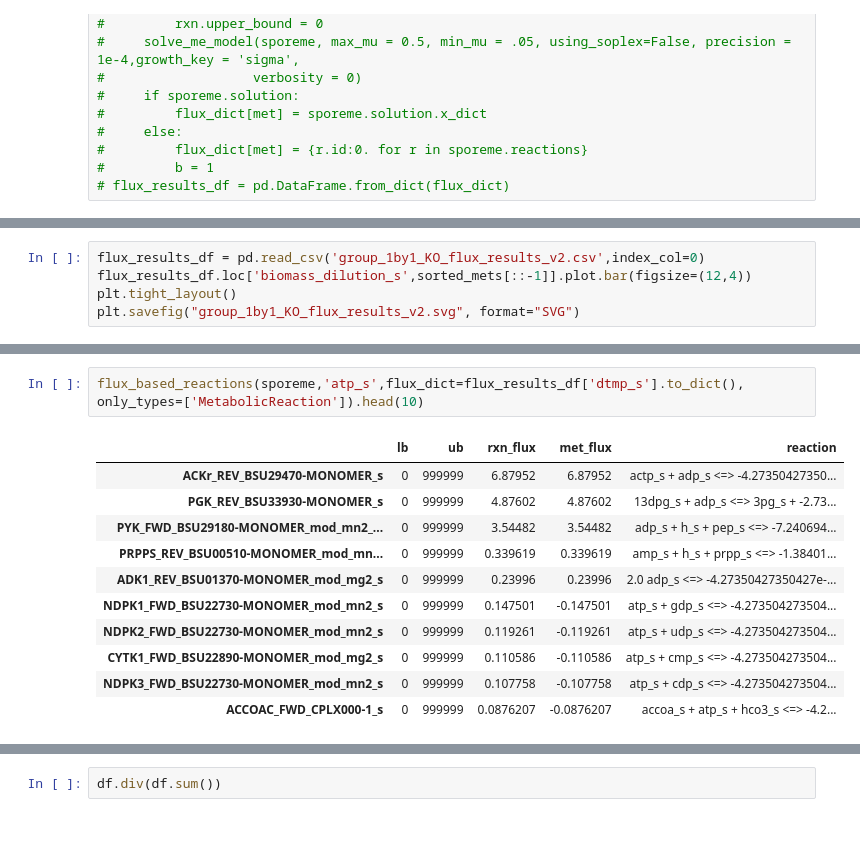
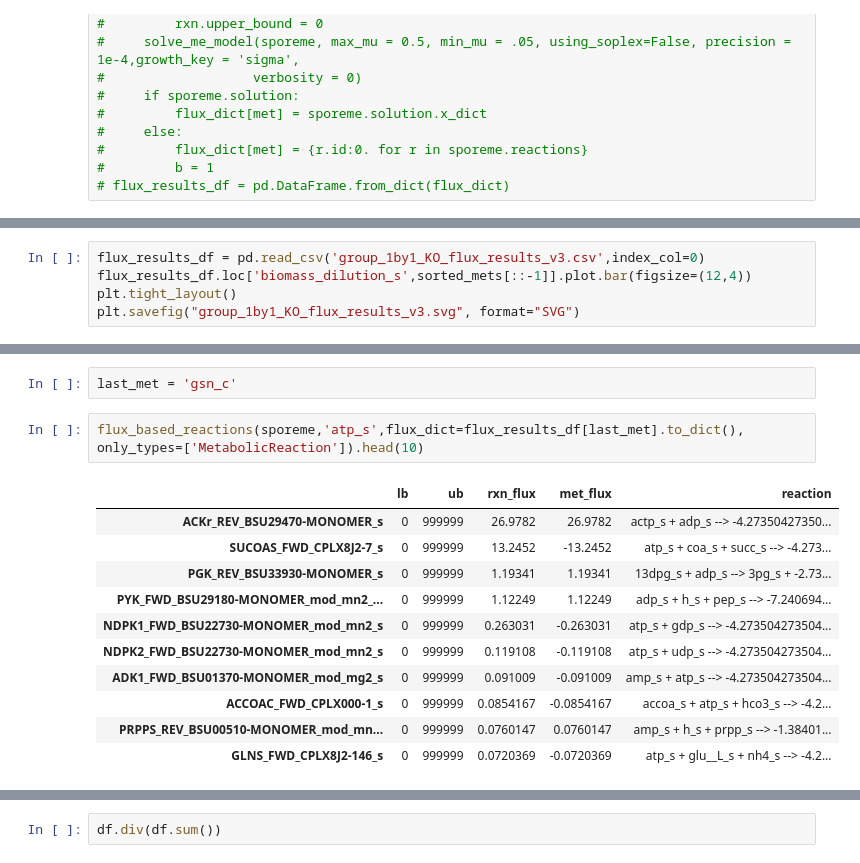
Before and after one commit to jdtibochab/bacillusme, a Jupyter notebook: bacillusme/analysis/spore/transporter_analysis.ipynb, the cells around one changed output, grey strips where cells are left out. Cells and saved outputs as stored; diff of their text form; blank space fills up the shorter version.

```diff
--- a/bacillusme/analysis/spore/transporter_analysis.ipynb
+++ b/bacillusme/analysis/spore/transporter_analysis.ipynb
@@ -463,8 +464,8 @@ flux_results_df.to_csv('group_1by1_KO_flux_results_v2.csv')
 # %% [output]
 Chosen change function: group_knockout      Sequential = True
 # %%
-flux_results_df = pd.read_csv('group_1by1_KO_flux_results_v2.csv',index_col=0)
+flux_results_df = pd.read_csv('group_1by1_KO_flux_results_v3.csv',index_col=0)
 flux_results_df.loc['biomass_dilution_s',sorted_mets[::-1]].plot.bar(figsize=(12,4))
 plt.tight_layout()
-plt.savefig("group_1by1_KO_flux_results_v2.svg", format="SVG")
+plt.savefig("group_1by1_KO_flux_results_v3.svg", format="SVG")
 # %% [output]
@@ -472,16 +473,18 @@ plt.savefig("group_1by1_KO_flux_results_v2.svg", format="SVG")
+# %%
+last_met = 'gsn_c'
 # %%
-flux_based_reactions(sporeme,'atp_s',flux_dict=flux_results_df['dtmp_s'].to_dict(), only_types=['MetabolicReaction']).head(10)
+flux_based_reactions(sporeme,'atp_s',flux_dict=flux_results_df[last_met].to_dict(), only_types=['MetabolicReaction']).head(10)
 # %% [output]
 |  | lb | ub | rxn_flux | met_flux | reaction |
-| ACKr_REV_BSU29470-MONOMER_s | 0 | 999999 | 6.87952 | 6.87952 | actp_s + adp_s <=> -4.27350427350... |
-| PGK_REV_BSU33930-MONOMER_s | 0 | 999999 | 4.87602 | 4.87602 | 13dpg_s + adp_s <=> 3pg_s + -2.73... |
-| PYK_FWD_BSU29180-MONOMER_mod_mn2_... | 0 | 999999 | 3.54482 | 3.54482 | adp_s + h_s + pep_s <=> -7.240694... |
-| PRPPS_REV_BSU00510-MONOMER_mod_mn... | 0 | 999999 | 0.339619 | 0.339619 | amp_s + h_s + prpp_s <=> -1.38401... |
-| ADK1_REV_BSU01370-MONOMER_mod_mg2_s | 0 | 999999 | 0.23996 | 0.23996 | 2.0 adp_s <=> -4.27350427350427e-... |
-| NDPK1_FWD_BSU22730-MONOMER_mod_mn2_s | 0 | 999999 | 0.147501 | -0.147501 | atp_s + gdp_s <=> -4.273504273504... |
-| NDPK2_FWD_BSU22730-MONOMER_mod_mn2_s | 0 | 999999 | 0.119261 | -0.119261 | atp_s + udp_s <=> -4.273504273504... |
-| CYTK1_FWD_BSU22890-MONOMER_mod_mg2_s | 0 | 999999 | 0.110586 | -0.110586 | atp_s + cmp_s <=> -4.273504273504... |
-| NDPK3_FWD_BSU22730-MONOMER_mod_mn2_s | 0 | 999999 | 0.107758 | -0.107758 | atp_s + cdp_s <=> -4.273504273504... |
-| ACCOAC_FWD_CPLX000-1_s | 0 | 999999 | 0.0876207 | -0.0876207 | accoa_s + atp_s + hco3_s <=> -4.2... |
+| ACKr_REV_BSU29470-MONOMER_s | 0 | 999999 | 26.9782 | 26.9782 | actp_s + adp_s --> -4.27350427350... |
+| SUCOAS_FWD_CPLX8J2-7_s | 0 | 999999 | 13.2452 | -13.2452 | atp_s + coa_s + succ_s --> -4.273... |
+| PGK_REV_BSU33930-MONOMER_s | 0 | 999999 | 1.19341 | 1.19341 | 13dpg_s + adp_s --> 3pg_s + -2.73... |
+| PYK_FWD_BSU29180-MONOMER_mod_mn2_... | 0 | 999999 | 1.12249 | 1.12249 | adp_s + h_s + pep_s --> -7.240694... |
+| NDPK1_FWD_BSU22730-MONOMER_mod_mn2_s | 0 | 999999 | 0.263031 | -0.263031 | atp_s + gdp_s --> -4.273504273504... |
+| NDPK2_FWD_BSU22730-MONOMER_mod_mn2_s | 0 | 999999 | 0.119108 | -0.119108 | atp_s + udp_s --> -4.273504273504... |
+| ADK1_FWD_BSU01370-MONOMER_mod_mg2_s | 0 | 999999 | 0.091009 | -0.091009 | amp_s + atp_s --> -4.273504273504... |
+| ACCOAC_FWD_CPLX000-1_s | 0 | 999999 | 0.0854167 | -0.0854167 | accoa_s + atp_s + hco3_s --> -4.2... |
+| PRPPS_REV_BSU00510-MONOMER_mod_mn... | 0 | 999999 | 0.0760147 | 0.0760147 | amp_s + h_s + prpp_s --> -1.38401... |
+| GLNS_FWD_CPLX8J2-146_s | 0 | 999999 | 0.0720369 | -0.0720369 | atp_s + glu__L_s + nh4_s --> -4.2... |
 # %%
 df = df['met_flux'][:3]
```
Also changed, not shown: parts of 27 cells of this notebook, 13 other files.
